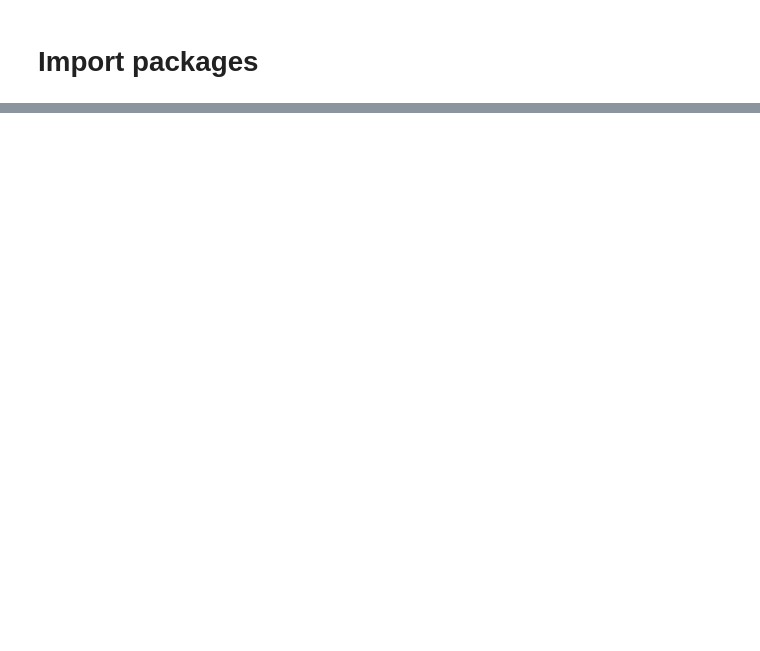
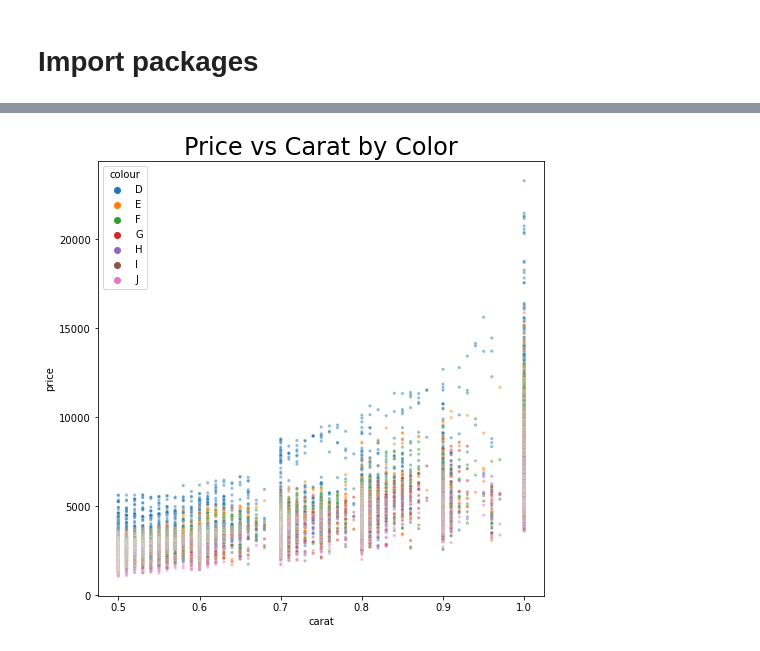
Before and after one commit to SiphuLangeni/4Cs-of-Diamonds, a Jupyter notebook: Diamond Scraper.ipynb, the cells around one changed output, grey strips where cells are left out. Saved outputs shown, nothing was run; the diff lists cells and outputs as text; code cells hidden in the pictures; blank space fills up the shorter version.

```diff
--- a/Diamond Scraper.ipynb
+++ b/Diamond Scraper.ipynb
@@ -245,0 +231,2 @@ df3.tail()
+# %%
+df = pd.read_csv('test.csv', dtype={'certificate_number': object})
@@ -245,0 +273,25 @@ df3.tail()
+# %%
+import matplotlib.pyplot as plt
+import seaborn as sns
+%matplotlib inline
+
+colours = ['D', 'E', 'F', 'G', 'H', 'I', 'J']
+colour_values = []
+for i in colours:
+    colour_values.append(df.colour.value_counts().loc[i])
+colour_values
+
+plt.figure(figsize=(8, 8))
+sns.scatterplot(
+    x='carat',
+    y='price',
+    data=df,
+    s=10,
+    hue='colour',
+    alpha=0.5,
+    hue_order=colors
+)
+plt.title('Price vs Carat by Color', size=24)
+plt.show()
+# %% [output]
+[figure, added]
```
Also changed, not shown: parts of 41 cells of this notebook.
